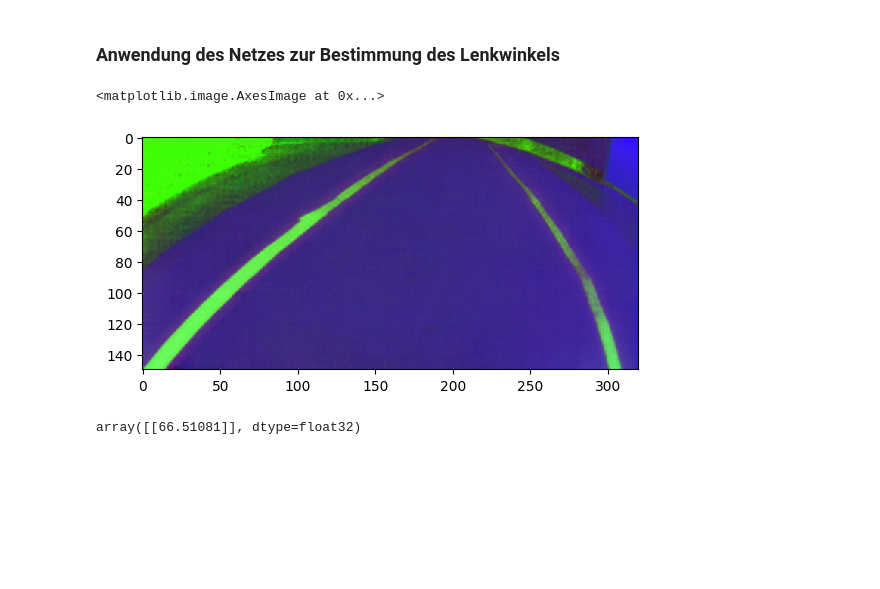
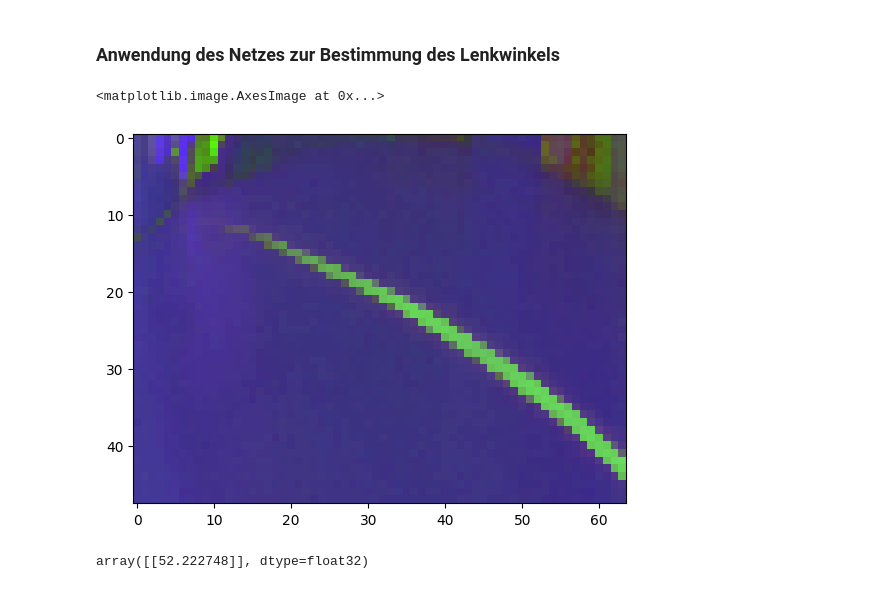
Before and after one commit to HopfeJ/Gruppe4_Camp2Code, a Jupyter notebook: David/Projektphase2/deepcar_Training_a_NN.ipynb, the cells around one changed output. Saved outputs shown, nothing was run; the diff lists cells and outputs as text; code cells hidden in the pictures; blank space fills up the shorter version.

```diff
--- a/David/Projektphase2/deepcar_Training_a_NN.ipynb
+++ b/David/Projektphase2/deepcar_Training_a_NN.ipynb
@@ -371,14 +367,15 @@ plt.plot([45,135],[45,135],'k-')
 ### Anwendung des Netzes zur Bestimmung des Lenkwinkels
 # %%
 # Wahl eines Beispielbildes!
-xe = np.array( [X_train[2]] )
+wert = 11
+xe = np.array( [X_train[wert]] )
 xe.shape
-plt.imshow(X_train[2])
+plt.imshow(X_train[wert])
 # %% [output]
 <matplotlib.image.AxesImage at 0x...>
-[figure, old version]
+[figure, new version]
 # %%
 # Mittels der Methode __call__
 model_loaded(xe).numpy()
 # %% [output]
-array([[66.51081]], dtype=float32)
+array([[52.222748]], dtype=float32)
```
Also changed, not shown: parts of 8 cells of this notebook.
